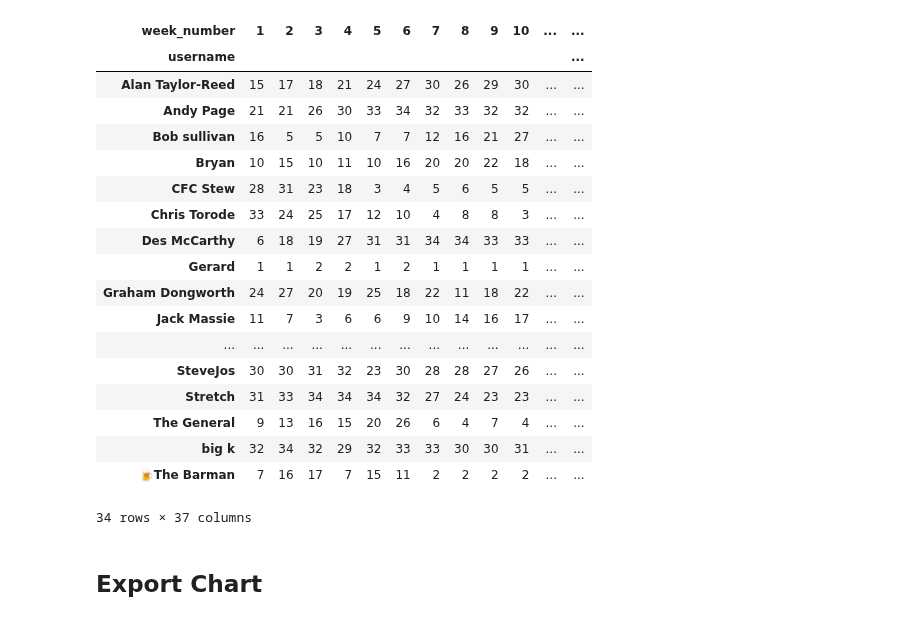
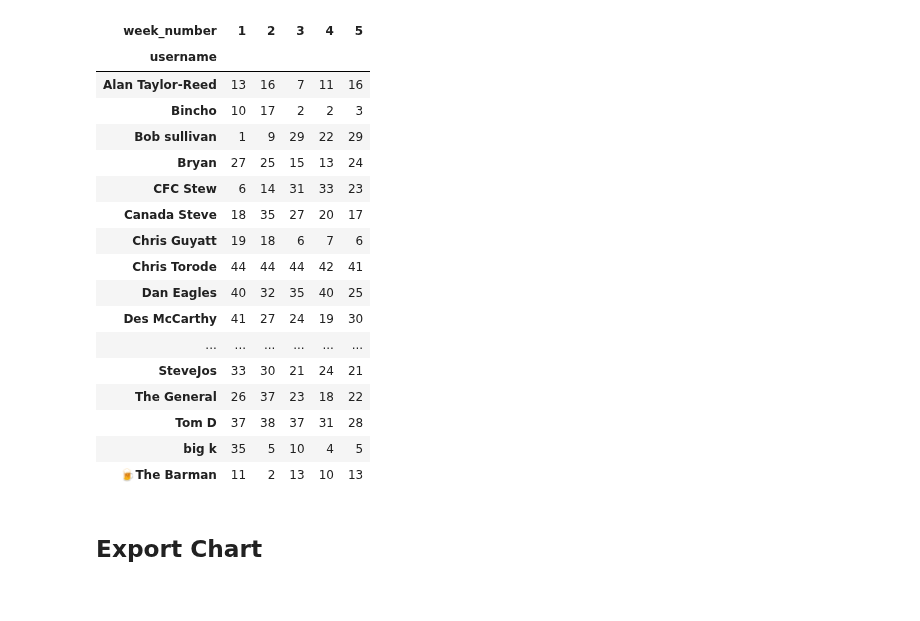
Before and after one commit to Gavin-Persad/predictions_data, a Jupyter notebook: Notebooks/league_progression.ipynb, the cells around one changed output. Cells and saved outputs as stored; diff of their text form; code cells hidden in the pictures.

Commit message:
league progression and players personal tables notebooks updated for new season..

```diff
--- a/Notebooks/league_progression.ipynb
+++ b/Notebooks/league_progression.ipynb
@@ -41,30 +63,36 @@ Players: 35
 # %%
 # Calculate cumulative points and correct scores for each player per week
-# Remove test player
-df = df[df['username'] != 'Martinez']
+# Remove missing usernames and duplicate player/week entries before ranking
 
-df_sorted = df.sort_values(['username', 'week_number'])
+df = df.dropna(subset=['username']).copy()
+df = df[df['username'] != 'Martinez'].copy()
+
+df = (
+    df.groupby(['username', 'week_number'], as_index=False)
+      .agg(points=('points', 'sum'), correct_scores=('correct_scores', 'sum'))
+)
+
+df_sorted = df.sort_values(['username', 'week_number']).copy()
 
 df_sorted['cumulative_points'] = df_sorted.groupby('username')['points'].cumsum()
 df_sorted['cumulative_correct_scores'] = df_sorted.groupby('username')['correct_scores'].cumsum()
 
 # For each week, calculate league position
-def calculate_positions(week_df):
-    # Sort by cumulative points (desc), cumulative correct scores (desc), then username (asc)
+league_positions = []
+for _, week_df in df_sorted.groupby('week_number', sort=True):
     week_df = week_df.sort_values(
         ['cumulative_points', 'cumulative_correct_scores', 'username'],
         ascending=[False, False, True]
-    )
+    ).copy()
     week_df['position'] = range(1, len(week_df) + 1)
-    return week_df
+    league_positions.append(week_df)
 
-# Apply to each week
-league_positions = df_sorted.groupby('week_number', group_keys=False).apply(calculate_positions)
+league_positions = pd.concat(league_positions, ignore_index=False)
 
 # Pivot to get position by week for each player
 position_by_week = league_positions.pivot(index='username', columns='week_number', values='position')
 
-print("League positions by week:")
+print('League positions by week:')
 print(position_by_week.head())
 position_by_week
 # %% [output]
@@ -89,22 +107,21 @@ CFC Stew           5   4   5   4   3   5
-| week_number | 1 | 2 | 3 | 4 | 5 | 6 | 7 | 8 | 9 | 10 | ... | ... |
-| username |  |  |  |  |  |  |  |  |  |  |  | ... |
-| Alan Taylor-Reed | 15 | 17 | 18 | 21 | 24 | 27 | 30 | 26 | 29 | 30 | ... | ... |
-| Andy Page | 21 | 21 | 26 | 30 | 33 | 34 | 32 | 33 | 32 | 32 | ... | ... |
-| Bob sullivan | 16 | 5 | 5 | 10 | 7 | 7 | 12 | 16 | 21 | 27 | ... | ... |
-| Bryan | 10 | 15 | 10 | 11 | 10 | 16 | 20 | 20 | 22 | 18 | ... | ... |
-| CFC Stew | 28 | 31 | 23 | 18 | 3 | 4 | 5 | 6 | 5 | 5 | ... | ... |
-| Chris Torode | 33 | 24 | 25 | 17 | 12 | 10 | 4 | 8 | 8 | 3 | ... | ... |
-| Des McCarthy | 6 | 18 | 19 | 27 | 31 | 31 | 34 | 34 | 33 | 33 | ... | ... |
-| Gerard | 1 | 1 | 2 | 2 | 1 | 2 | 1 | 1 | 1 | 1 | ... | ... |
-| Graham Dongworth | 24 | 27 | 20 | 19 | 25 | 18 | 22 | 11 | 18 | 22 | ... | ... |
-| Jack Massie | 11 | 7 | 3 | 6 | 6 | 9 | 10 | 14 | 16 | 17 | ... | ... |
-| ... | ... | ... | ... | ... | ... | ... | ... | ... | ... | ... | ... | ... |
-| SteveJos | 30 | 30 | 31 | 32 | 23 | 30 | 28 | 28 | 27 | 26 | ... | ... |
-| Stretch | 31 | 33 | 34 | 34 | 34 | 32 | 27 | 24 | 23 | 23 | ... | ... |
-| The General | 9 | 13 | 16 | 15 | 20 | 26 | 6 | 4 | 7 | 4 | ... | ... |
-| big k | 32 | 34 | 32 | 29 | 32 | 33 | 33 | 30 | 30 | 31 | ... | ... |
-| 🍺The Barman | 7 | 16 | 17 | 7 | 15 | 11 | 2 | 2 | 2 | 2 | ... | ... |
+| week_number | 1 | 2 | 3 | 4 | 5 |
+| username |  |  |  |  |  |
+| Alan Taylor-Reed | 13 | 16 | 7 | 11 | 16 |
+| Bincho | 10 | 17 | 2 | 2 | 3 |
+| Bob sullivan | 1 | 9 | 29 | 22 | 29 |
+| Bryan | 27 | 25 | 15 | 13 | 24 |
+| CFC Stew | 6 | 14 | 31 | 33 | 23 |
+| Canada Steve | 18 | 35 | 27 | 20 | 17 |
+| Chris Guyatt | 19 | 18 | 6 | 7 | 6 |
+| Chris Torode | 44 | 44 | 44 | 42 | 41 |
+| Dan Eagles | 40 | 32 | 35 | 40 | 25 |
+| Des McCarthy | 41 | 27 | 24 | 19 | 30 |
+| ... | ... | ... | ... | ... | ... |
+| SteveJos | 33 | 30 | 21 | 24 | 21 |
+| The General | 26 | 37 | 23 | 18 | 22 |
+| Tom D | 37 | 38 | 37 | 31 | 28 |
+| big k | 35 | 5 | 10 | 4 | 5 |
+| 🍺The Barman | 11 | 2 | 13 | 10 | 13 |
-34 rows × 37 columns
 # %%
 # Create interactive line chart with Plotly
 fig = go.Figure()
```
Also changed, not shown: parts of 3 cells of this notebook, 54 other files.
